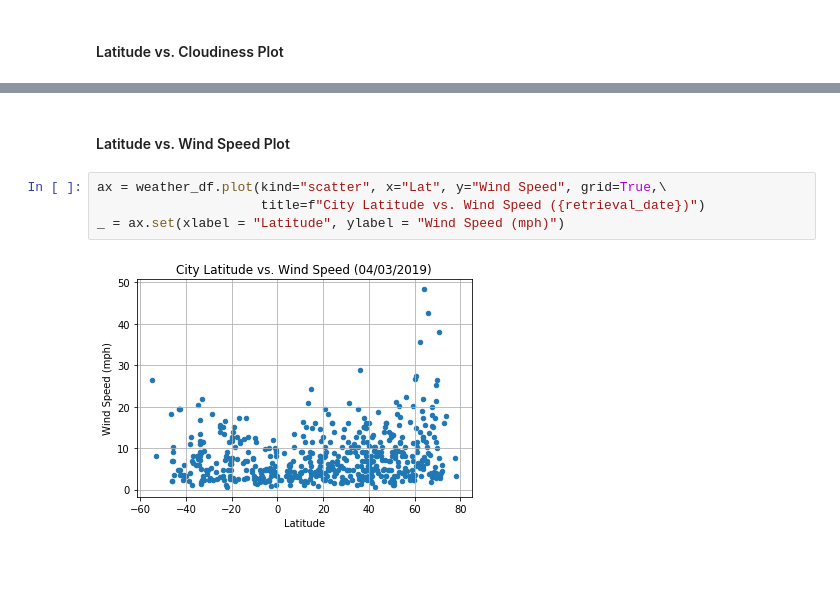
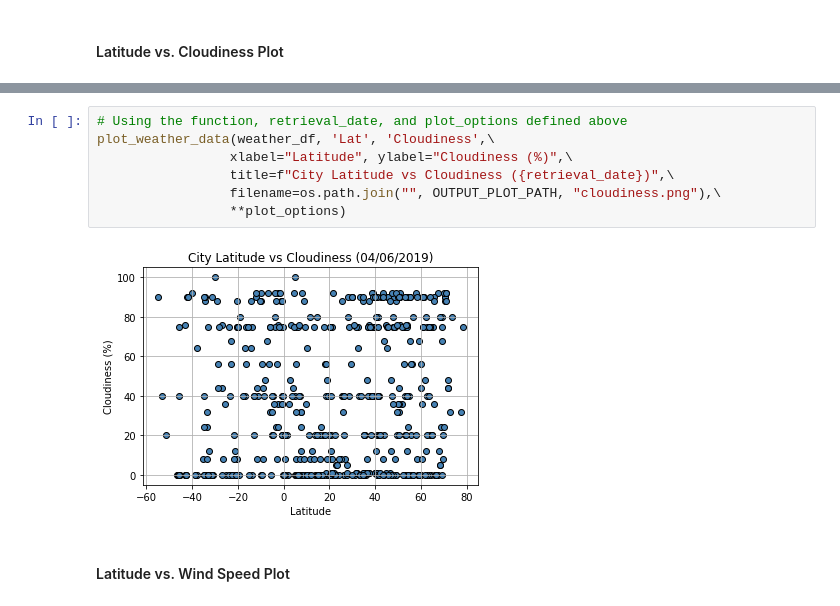
Before and after one commit to douglasdrake/WeatherData, a Jupyter notebook: WeatherPy.ipynb, the cells around one changed output, grey strips where cells are left out. Drawn from its saved outputs; the diff is of its cells as text; blank space fills up the shorter version.

```diff
--- a/WeatherPy.ipynb
+++ b/WeatherPy.ipynb
@@ -341,8 +226,11 @@ _ = ax.set(xlabel = "Latitude", ylabel = "Cloudiness (%)")
+# %%
+# Using the function, retrieval_date, and plot_options defined above
+plot_weather_data(weather_df, 'Lat', 'Cloudiness',\
+                 xlabel="Latitude", ylabel="Cloudiness (%)",\
+                 title=f"City Latitude vs Cloudiness ({retrieval_date})",\
+                 filename=os.path.join("", OUTPUT_PLOT_PATH, "cloudiness.png"),\
+                 **plot_options)
+# %% [output]
+[figure, added]
 # %% [markdown]
 #### Latitude vs. Wind Speed Plot
-# %%
-ax = weather_df.plot(kind="scatter", x="Lat", y="Wind Speed", grid=True,\
-                     title=f"City Latitude vs. Wind Speed ({retrieval_date})")
-_ = ax.set(xlabel = "Latitude", ylabel = "Wind Speed (mph)")
-# %% [output]
-[figure, removed]
```
Also changed, not shown: parts of 30 cells of this notebook, 6 other files.
